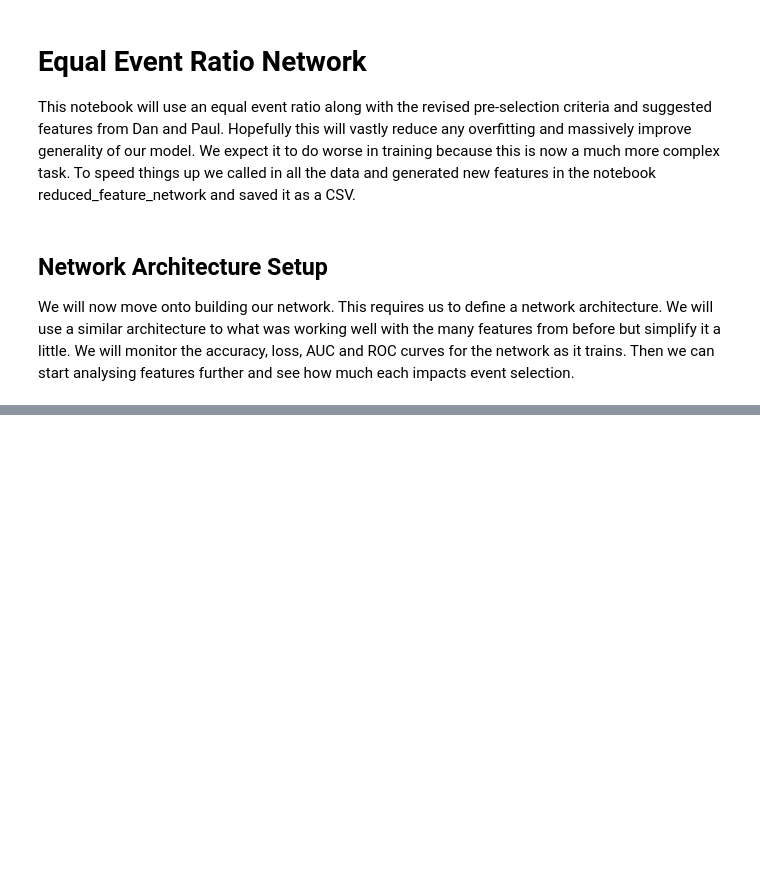
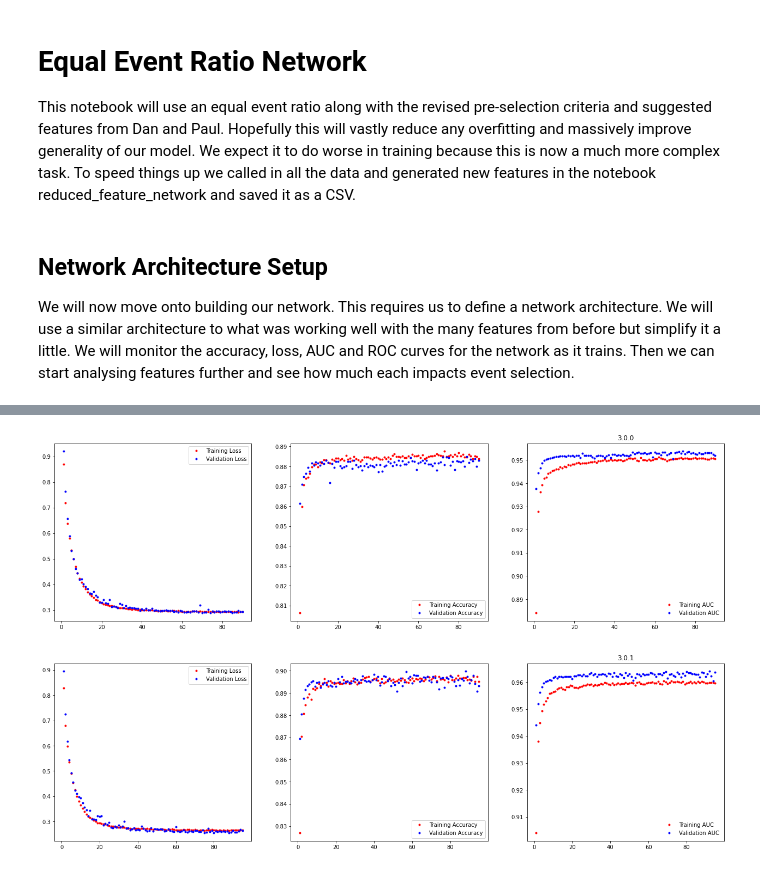
Before and after one commit to ChandlerKenworthy/Y4RareDecayProject, a Jupyter notebook: code/neural_network/equal_event_ratio.ipynb, the cells around one changed output, grey strips where cells are left out. Cells and saved outputs as stored; diff of their text form; code cells hidden in the pictures; blank space fills up the shorter version.

Commit message:
Finalised dataset analysis on same model

```diff
--- a/code/neural_network/equal_event_ratio.ipynb
+++ b/code/neural_network/equal_event_ratio.ipynb
@@ -21,0 +108,37 @@ NameError: name 'X_train' is not defined
+# %%
+def plot_history_curves(history, epochs, model_version='No version'):
+    if type(history) != dict:
+        history = history.history
+
+    loss = history['loss']
+    val_loss = history['val_loss']
+    accuracy = history['binary_accuracy']
+    val_accuracy = history['val_binary_accuracy']
+    auc = history['auc']
+    val_auc = history['val_auc']
+    epoch_range = range(1, epochs+1, 1)
+
+    fig, ax = plt.subplots(1, 3, figsize=(22, 6))
+    ax[0].plot(epoch_range, loss, 'r.', label='Training Loss')
+    ax[0].plot(epoch_range, val_loss, 'b.', label='Validation Loss')
+    ax[1].plot(epoch_range, accuracy, 'r.', label='Training Accuracy')
+    ax[1].plot(epoch_range, val_accuracy, 'b.', label='Validation Accuracy')
+    ax[2].plot(epoch_range, auc, 'r.', label='Training AUC')
+    ax[2].plot(epoch_range, val_auc, 'b.', label='Validation AUC')
+    ax[0].legend()
+    ax[1].legend()
+    ax[2].legend()
+    plt.title(model_version)
+    plt.legend(frameon=False)
+    plt.show()
+
+def plot_history(model_version):
+    history = pickle.load(open(f'train_history/v{model_version}', "rb"))
+    nepochs = len(history['loss'])
+    plot_history_curves(history, nepochs, model_version)
+# %%
+plot_history('3.0.0')
+plot_history('3.0.1')
+# %% [output]
+[figure, added]
+[figure, added]
```
Also changed, not shown: parts of 11 cells of this notebook, 1 other file.
